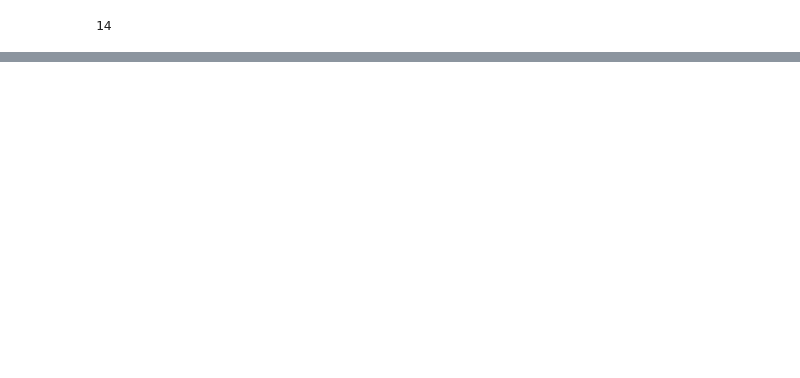
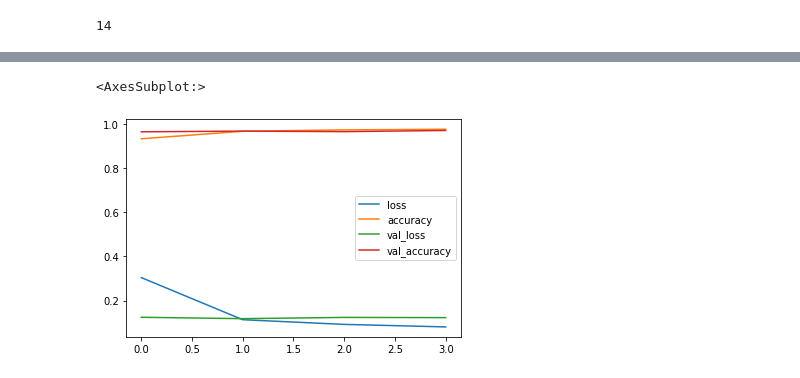
Before and after one commit to PN-picsell/ia_cloud, a Jupyter notebook: FRANTZ_Corentin/tp3_wordDetection/main.ipynb, the cells around one changed output, grey strips where cells are left out. Saved outputs shown, nothing was run; the diff lists cells and outputs as text; code cells hidden in the pictures; blank space fills up the shorter version.

Commit message:
update code- model OK

```diff
--- a/FRANTZ_Corentin/tp3_wordDetection/main.ipynb
+++ b/FRANTZ_Corentin/tp3_wordDetection/main.ipynb
@@ -174,8 +183,11 @@ from keras.callbacks import EarlyStopping
+# %%
+X_train = X_train.reshape(249542, 28, 28, 1)
+X_test = X_test.reshape(122909, 28, 28, 1)
 # %%
 model = Sequential()
 model.add(Conv2D(filters=32, kernel_size=(4, 4), input_shape=(28, 28, 1), activation='relu'))
 model.add(MaxPool2D(pool_size=(2,2)))
 model.add(Flatten())
 model.add(Dense(128, activation='relu'))
-model.add(Dense(10, activation='softmax'))
-model.compile(loss='categorical_crossentropy', optimizer='adam', metrics=['accuracy'])
+model.add(Dense(26, activation='softmax'))
+model.compile(loss='sparse_categorical_crossentropy', optimizer='adam', metrics=['accuracy'])
@@ -187,0 +196,2 @@ NameError: name 'EarlyStopping' is not defined
+# %%
+model.fit(X_train, y_train, epochs=10, validation_data=(X_test, y_test), callbacks=[early_stop])
@@ -187,0 +208,3 @@ NameError: name 'EarlyStopping' is not defined
+# %%
+metrics = pd.DataFrame(model.history.history)
+metrics.head()
@@ -187,0 +217,5 @@ NameError: name 'EarlyStopping' is not defined
+# %%
+metrics.plot()
+# %% [output]
+<AxesSubplot:>
+[figure, added]
```
Also changed, not shown: parts of 24 cells of this notebook.
